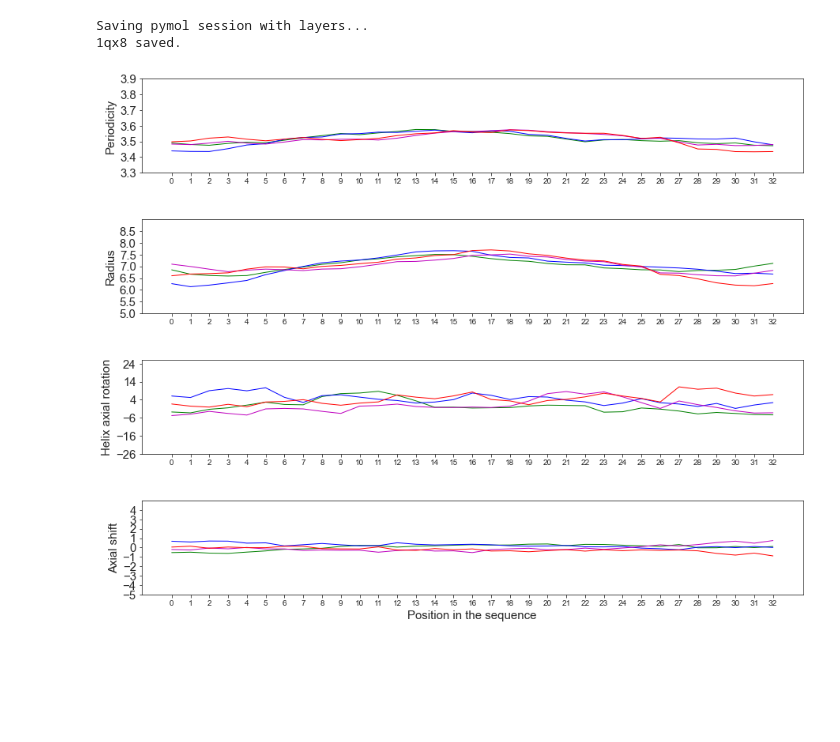
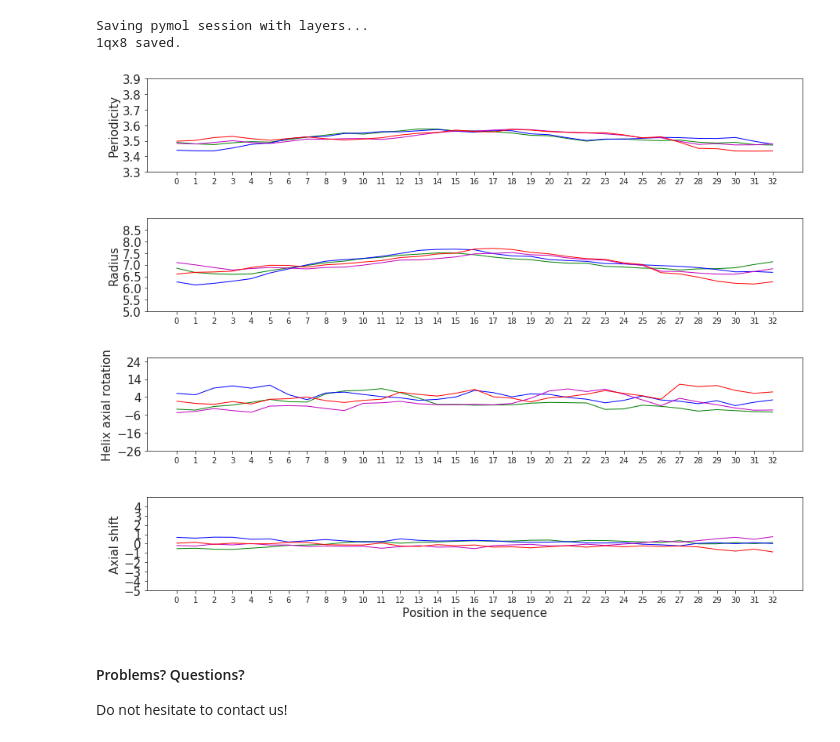
Before and after one commit to labstructbioinf/samcc_turbo, a Jupyter notebook: SamCC-Turbo-example.ipynb, the cells around one changed output. Drawn from its saved outputs; the diff is of its cells as text; code cells hidden in the pictures; blank space fills up the shorter version.

```diff
--- a/SamCC-Turbo-example.ipynb
+++ b/SamCC-Turbo-example.ipynb
@@ -28,0 +1,9 @@ run_samcc_turbo(pdbpath, mode='auto-detect', defdata=None, plot=True, save_df=Tr
+# %%
+from samcc_turbo import run_samcc_turbo
+import sys
+
+# set PyMol path if not already in PYTHONPATH
+sys.path.append('/opt/apps/pymol/lib/python3.6/site-packages')
+
+# set path to DSSP and Socket binaries
+bin_paths = {'dssp':'/opt/apps/dssp-2.2.1/mkdssp', 'socket':'~/apps/socket3.03/socket'}
@@ -41,8 +51,12 @@ Saving pymol session with layers...
 # %%
 # running in most default mode (auto-detect, just point dssp and socket binaries)
 
-run_samcc_turbo('./examples/1qx8.pdb1', bin_paths=bin_paths)
+run_samcc_turbo('./example_in/1qx8.pdb1', './example_out', bin_paths=bin_paths)
 # %% [output]
 Saving pymol session with layers...
 1qx8 saved.
-[figure, old version]
+[figure, new version]
+# %% [markdown]
+#### Problems? Questions?
+
+Do not hesitate to contact us!
```
Also changed, not shown: parts of 7 cells of this notebook, 5 other files.
